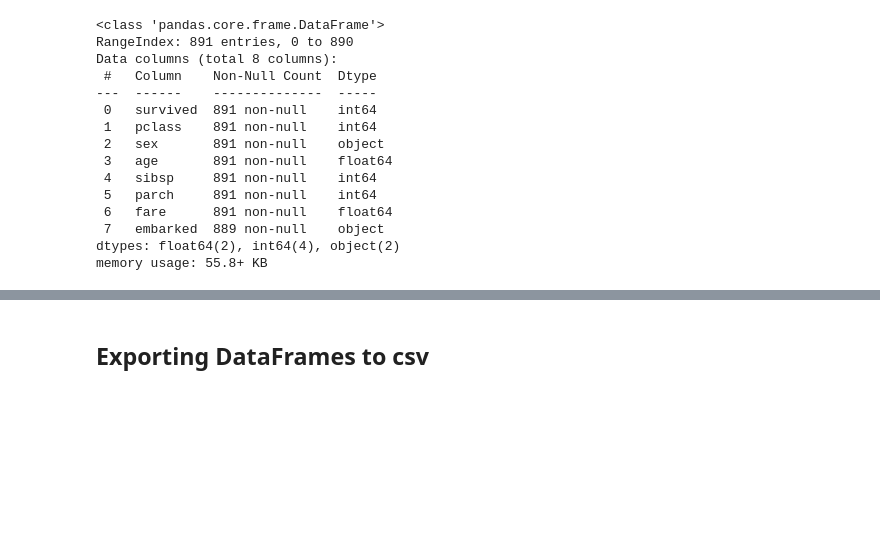
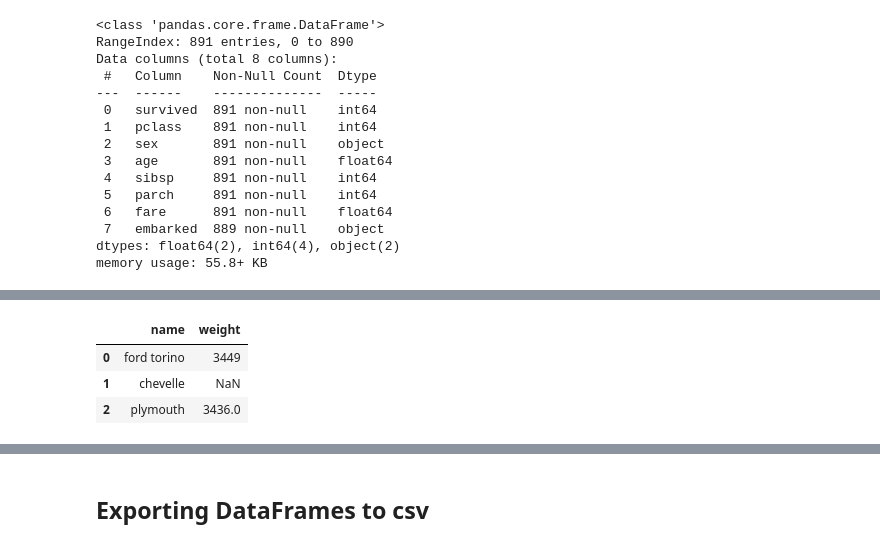
Before and after one commit to Qbannes/energy_trading, a Jupyter notebook: PyCharm_Notebook/Udemy - Python Trading/Appendix3_Materials/Video_Lectures_NBs/NB_05_Pandas_Intermediate_2.ipynb, the cells around one changed output, grey strips where cells are left out. Drawn from its saved outputs; the diff is of its cells as text; code cells hidden in the pictures; blank space fills up the shorter version.

```diff
--- a/PyCharm_Notebook/Udemy - Python Trading/Appendix3_Materials/Video_Lectures_NBs/NB_05_Pandas_Intermediate_2.ipynb
+++ b/PyCharm_Notebook/Udemy - Python Trading/Appendix3_Materials/Video_Lectures_NBs/NB_05_Pandas_Intermediate_2.ipynb
@@ -905,0 +965,7 @@ memory usage: 55.8+ KB
+# %%
+ars2_clean
+# %% [output]
+|  | name | weight |
+| 0 | ford torino | 3449 |
+| 1 | chevelle | NaN |
+| 2 | plymouth | 3436.0 |
```
Also changed, not shown: parts of 6 cells of this notebook, 11 other files.
